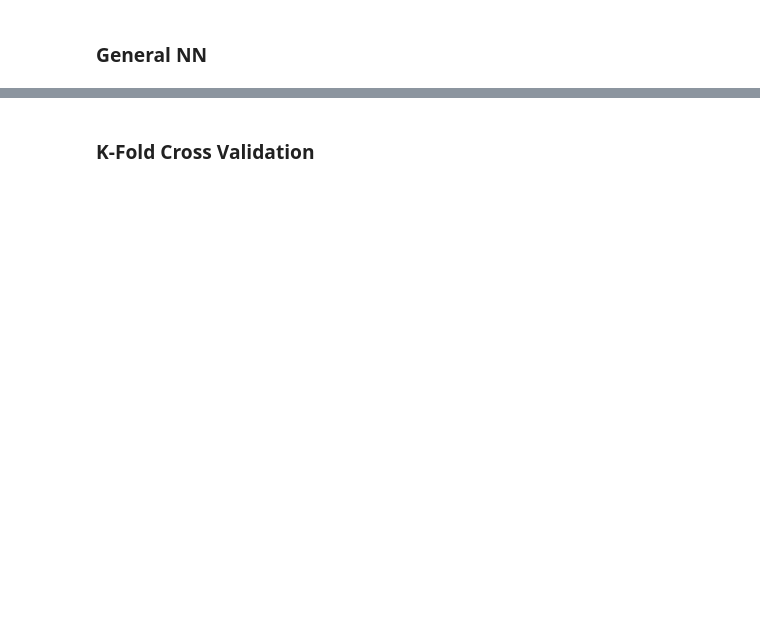
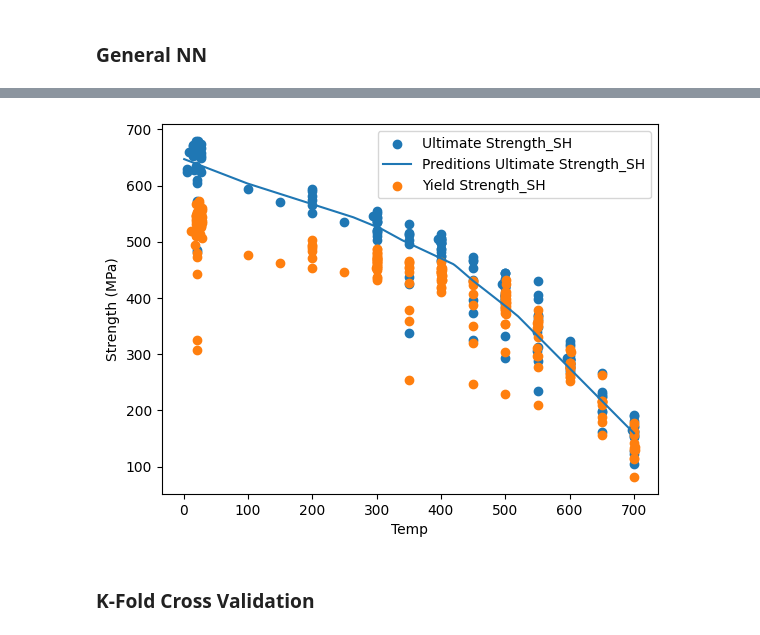
Before and after one commit to Ghoniem-Org/DatabaseCodes, a Jupyter notebook: Jupyter/PytorchTraining.ipynb, the cells around one changed output, grey strips where cells are left out. Saved outputs shown, nothing was run; the diff lists cells and outputs as text; code cells hidden in the pictures; blank space fills up the shorter version.

Commit message:
NN Update
1. Implemented Min-Max scaling.
2. trained models for four target.
3. Feature engineering

```diff
--- a/Jupyter/PytorchTraining.ipynb
+++ b/Jupyter/PytorchTraining.ipynb
@@ -123,20 +153,21 @@ print(f'Test Loss: {test_loss / len(test_loader):.4f}')
-# %%
-X_test = np.arange(1,701)
-y_test = []
-model.eval()
-for i in X_test:
-    with torch.no_grad():
-        predictions = model(torch.tensor([float(i)]))
-        y_test.append(predictions.detach().numpy()[0])
+# %%
+X_test = np.arange(1,701).reshape(-1, 1)
+X_test = scaler_X.transform(X_test)
+model.eval()
+with torch.no_grad():
+    predictions = model(torch.tensor(X_test, dtype=torch.float32))
+    predictions = scaler_y.inverse_transform(predictions.detach().numpy())
 # %%
 plt.scatter(X0, y0, label = material_property)
-plt.plot(X_test, y_test, label = f"Preditions {material_property}" )
+plt.plot(scaler_X.inverse_transform(X_test), predictions, label = f"Preditions {material_property}" )
 plt.scatter(X1, y1, label = material_property1)
 
 plt.ylabel("Strength (MPa)")
 plt.xlabel("Temp")
 plt.legend()
 plt.show()
+# %% [output]
+[figure, added]
 # %% [markdown]
 ### K-Fold Cross Validation
 # %%
```
Also changed, not shown: parts of 36 cells of this notebook, 2 other files.
